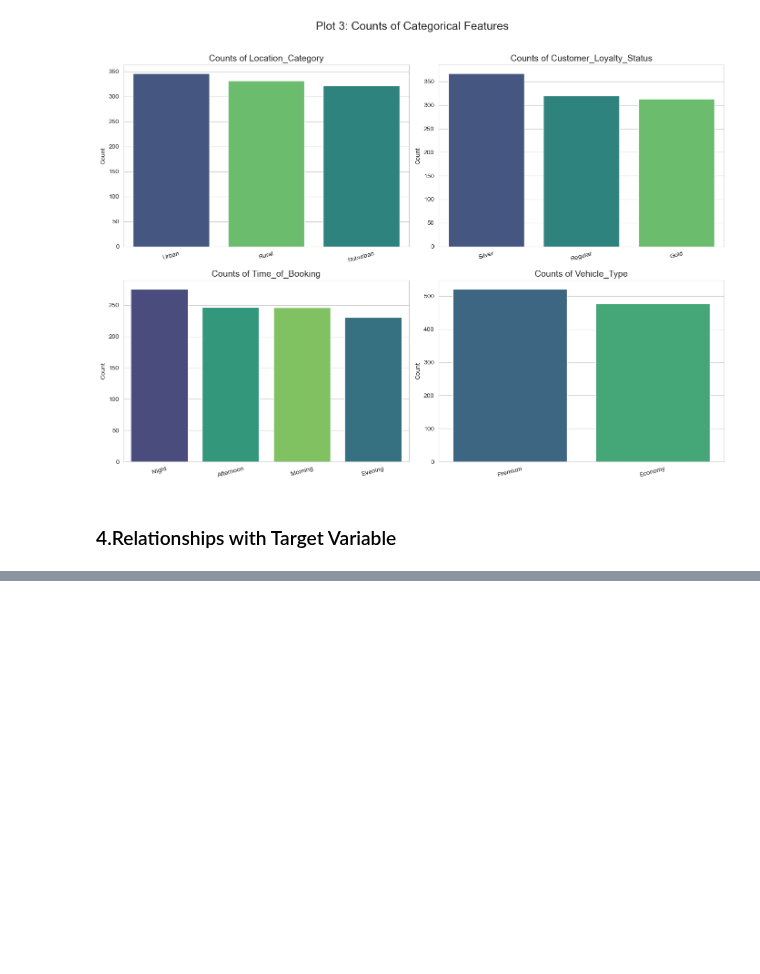
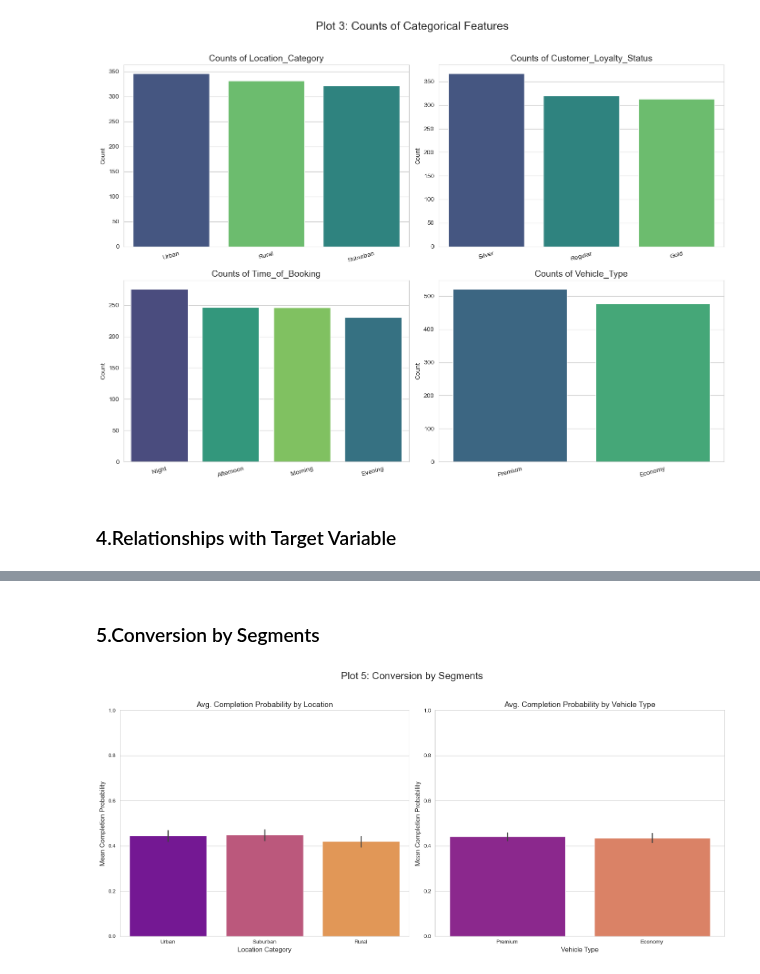
Before and after one commit to ajith-kumar99/price-optima, a Jupyter notebook: Price_Optima.ipynb, the cells around one changed output, grey strips where cells are left out. Drawn from its saved outputs; the diff is of its cells as text; code cells hidden in the pictures; blank space fills up the shorter version.

```diff
--- a/Price_Optima.ipynb
+++ b/Price_Optima.ipynb
@@ -592,0 +594,33 @@ plt.show()
+# %% [markdown]
+### 5.Conversion by Segments
+# %%
+# Create a figure to hold the subplots
+plt.figure(figsize=(16, 7))
+
+# --- Plot 1: Segment by Location Category ---
+plt.subplot(1, 2, 1) # Create a 1x2 grid of plots
+# Using hue and legend=False to avoid future warnings with seaborn's palette
+sns.barplot(x='Location_Category', y='p_complete', data=df,
+            hue='Location_Category', palette='plasma', legend=False, estimator=np.mean)
+plt.title('Avg. Completion Probability by Location', fontsize=14)
+plt.xlabel('Location Category', fontsize=12)
+plt.ylabel('Mean Completion Probability', fontsize=12)
+plt.ylim(0, 1) # Set y-axis limit to be from 0 to 1 for probability
+
+# --- Plot 2: Segment by Vehicle Type ---
+plt.subplot(1, 2, 2)
+sns.barplot(x='Vehicle_Type', y='p_complete', data=df,
+            hue='Vehicle_Type', palette='plasma', legend=False, estimator=np.mean)
+plt.title('Avg. Completion Probability by Vehicle Type', fontsize=14)
+plt.xlabel('Vehicle Type', fontsize=12)
+plt.ylabel('Mean Completion Probability', fontsize=12)
+plt.ylim(0, 1) # Set y-axis limit to be from 0 to 1
+
+# Add a main title for the entire figure and adjust layout
+plt.suptitle('Plot 5: Conversion by Segments', fontsize=18, y=1.03)
+plt.tight_layout()
+
+# Display the plots
+plt.show()
+# %% [output]
+[figure, added]
```
Also changed, not shown: parts of 4 cells of this notebook.
